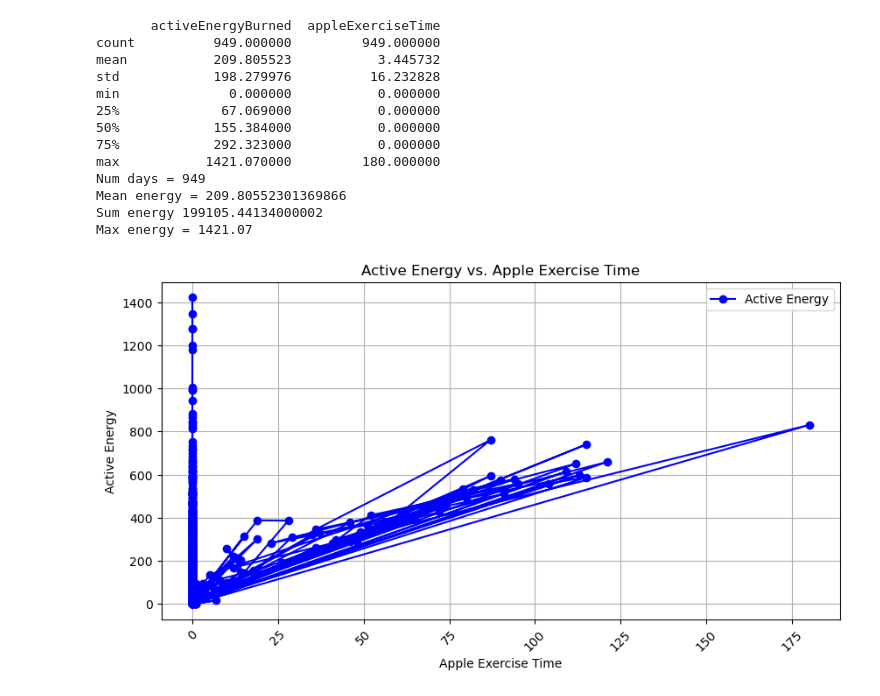
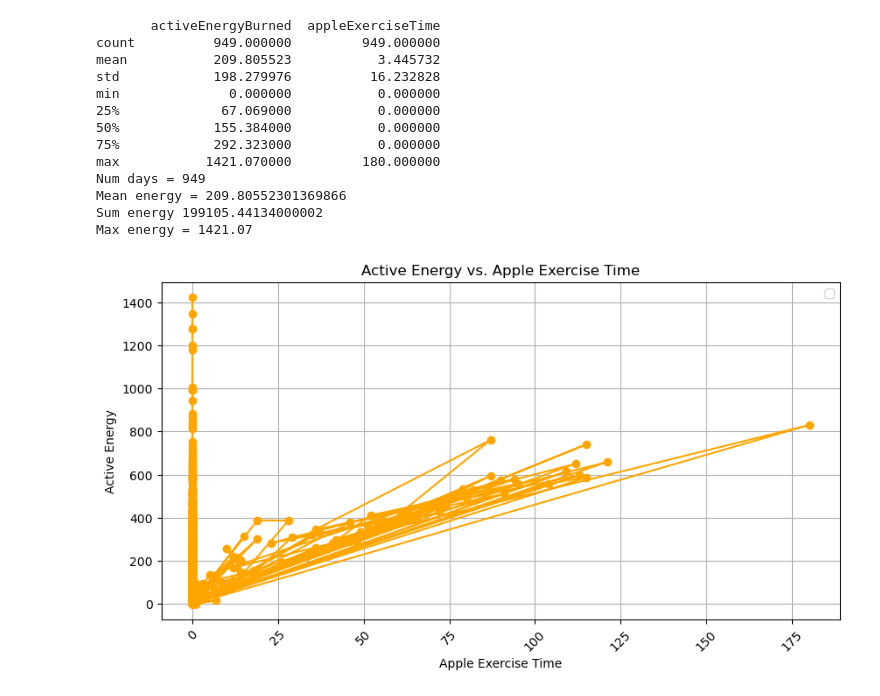
Before and after one commit to adamblumoff/MachineLearningClass, a Jupyter notebook: FirstAssignment.ipynb, the cells around one changed output. Saved outputs shown, nothing was run; the diff lists cells and outputs as text; code cells hidden in the pictures.

```diff
--- a/FirstAssignment.ipynb
+++ b/FirstAssignment.ipynb
@@ -93,19 +91,19 @@ Mean energy = 209.80552301369866
 Sum energy 199105.44134000002
 Max energy = 1421.07
 # %%
-import matplotlib.pyplot as plt
+import matplotlib.pyplot as plt # Plotting activeEnergyBurned vs. appleExerciseTime
 
 
 plt.figure(figsize=(10,5))
-plt.plot(df_activeEnergyBurned['appleExerciseTime'], df_activeEnergyBurned['activeEnergyBurned'], marker='o', linestyle='-', color='b', label="Active Energy")
+plt.plot(df_activeEnergyBurned['appleExerciseTime'], df_activeEnergyBurned['activeEnergyBurned'], marker='o', linestyle='-', color='orange')
 plt.xlabel('Apple Exercise Time')
 plt.ylabel('Active Energy')
 plt.title('Active Energy vs. Apple Exercise Time')
 plt.xticks(rotation=45)
 plt.legend()
 plt.grid()
 
 # Doesn't really show much, but it's something
 plt.show()
 # %% [output]
-[figure, old version]
+[figure, new version]
```
Also changed, not shown: parts of 3 cells of this notebook.
